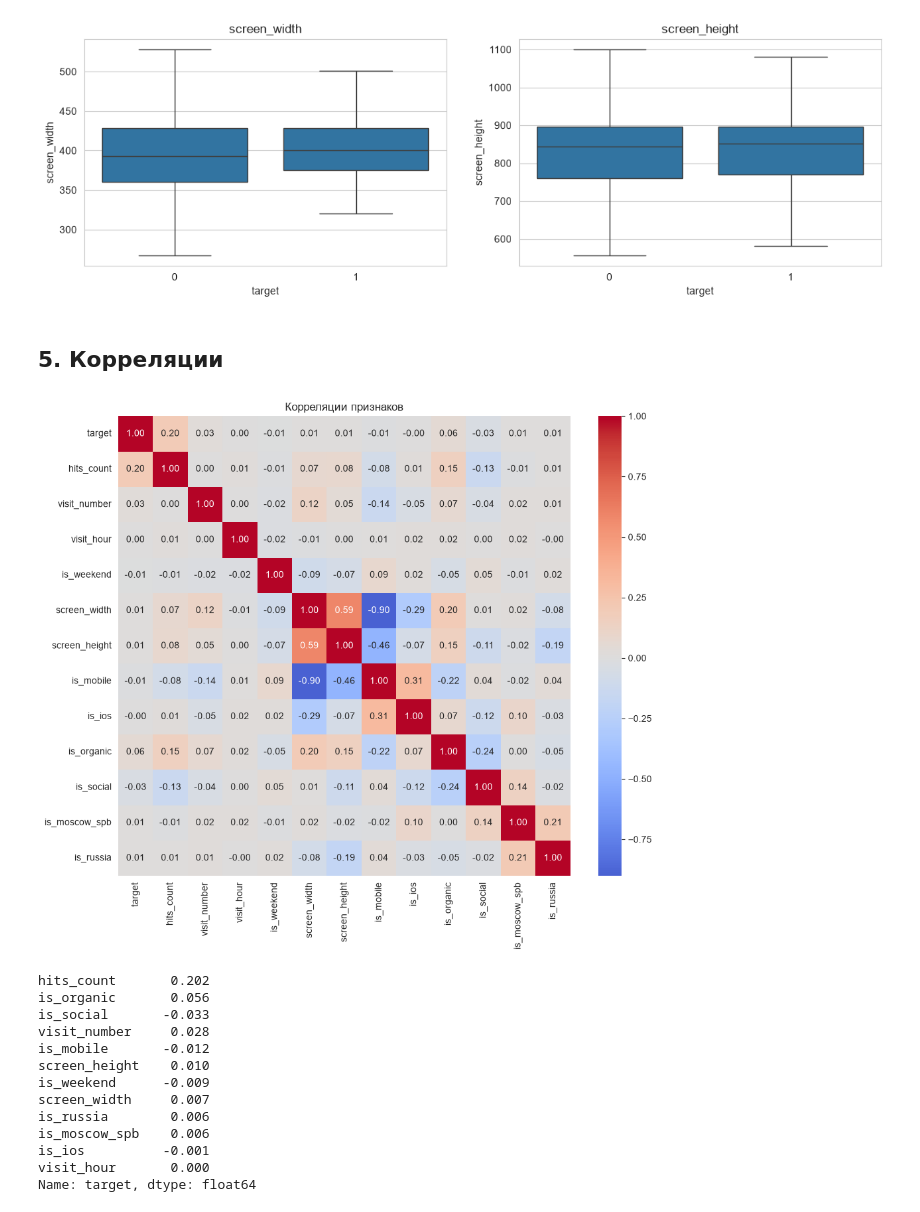
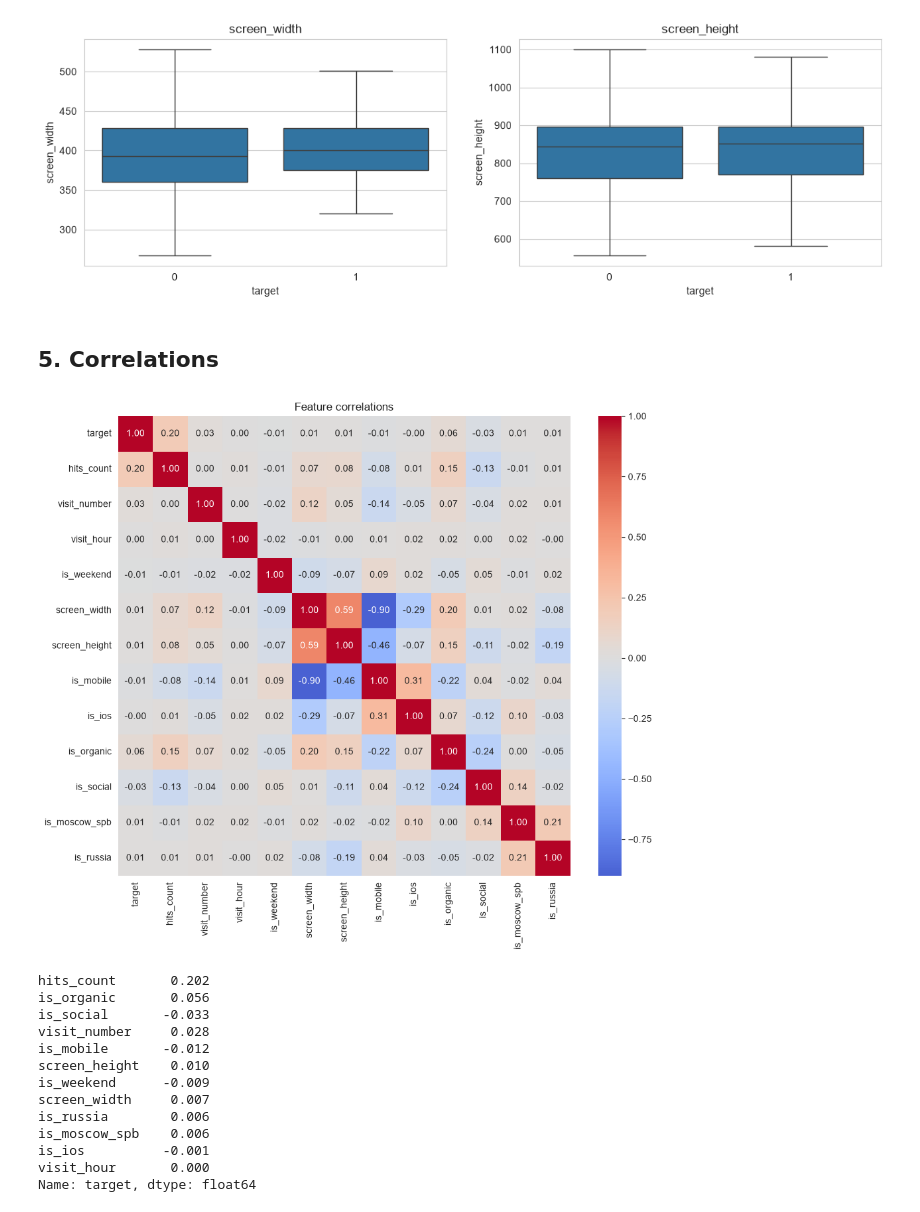
Before and after one commit to Alikonchik-Kaedahara/sber_auto_subscription, a Jupyter notebook: 01_EDA.ipynb, the cells around one changed output. Cells and saved outputs as stored; diff of their text form; code cells hidden in the pictures.

```diff
--- a/01_EDA.ipynb
+++ b/01_EDA.ipynb
@@ -460,22 +460,22 @@ plt.show()
 # %% [output]
 [figure]
 # %% [markdown]
-## 5. Корреляции
+## 5. Correlations
 # %%
 df['is_mobile'] = (df['device_category'] == 'mobile').astype(int)
 df['is_ios'] = (df['device_os'] == 'iOS').astype(int)
 df['is_weekend'] = (df['visit_weekday'] >= 5).astype(int)
 
 corr_cols = ['target', 'hits_count', 'visit_number', 'visit_hour', 'is_weekend', 'screen_width', 'screen_height',
              'is_mobile', 'is_ios', 'is_organic', 'is_social', 'is_moscow_spb', 'is_russia']
 corr = df[corr_cols].corr()
 
 plt.figure(figsize=(11, 9))
 sns.heatmap(corr, annot=True, fmt='.2f', cmap='coolwarm', center=0)
-plt.title('Корреляции признаков')
+plt.title('Feature correlations')
 plt.show()
 # %% [output]
-[figure, old version]
+[figure, new version]
 # %%
 corr['target'].drop('target').sort_values(key=abs, ascending=False).round(3)
 # %% [output]
```
Also changed, not shown: parts of 31 cells of this notebook, 1 other file.
